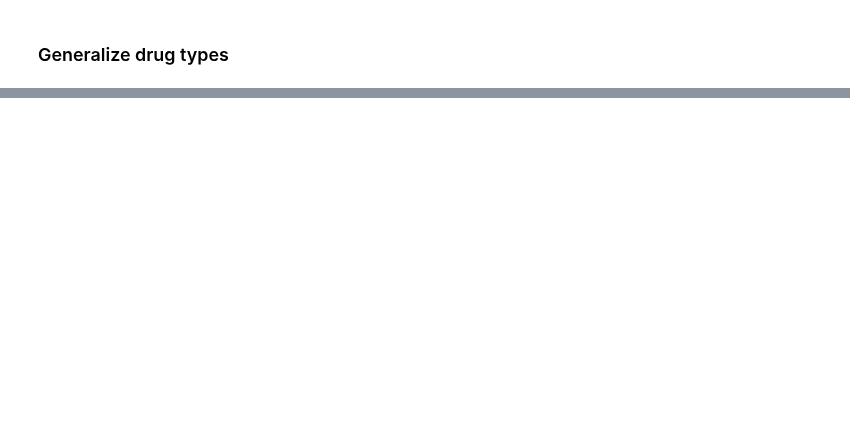
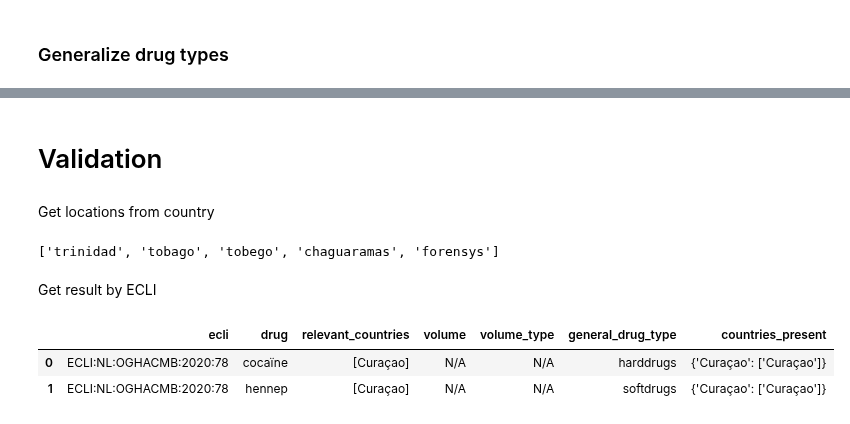
Before and after one commit to bloemetjesgordijn/Master-thesis, a Jupyter notebook: Results & Visualization.ipynb, the cells around one changed output, grey strips where cells are left out. Cells and saved outputs as stored; diff of their text form; code cells hidden in the pictures; blank space fills up the shorter version.

```diff
--- a/Results & Visualization.ipynb
+++ b/Results & Visualization.ipynb
@@ -57,0 +199,17 @@ results_df
+# %% [markdown]
+# Validation
+# %% [markdown]
+Get locations from country
+# %%
+country_translation_dict['Trinidad and Tobago']
+# %% [output]
+['trinidad', 'tobago', 'tobego', 'chaguaramas', 'forensys']
+# %% [markdown]
+Get result by ECLI
+# %%
+ecli = 'ECLI:NL:OGHACMB:2020:78'
+results_df[results_df['ecli'] == ecli]
+# %% [output]
+|  | ecli | drug | relevant_countries | volume | volume_type | general_drug_type | countries_present |
+| 0 | ECLI:NL:OGHACMB:2020:78 | cocaïne | [Curaçao] | N/A | N/A | harddrugs | {'Curaçao': ['Curaçao']} |
+| 1 | ECLI:NL:OGHACMB:2020:78 | hennep | [Curaçao] | N/A | N/A | softdrugs | {'Curaçao': ['Curaçao']} |
```
Also changed, not shown: parts of 17 cells of this notebook, 3 other files.
